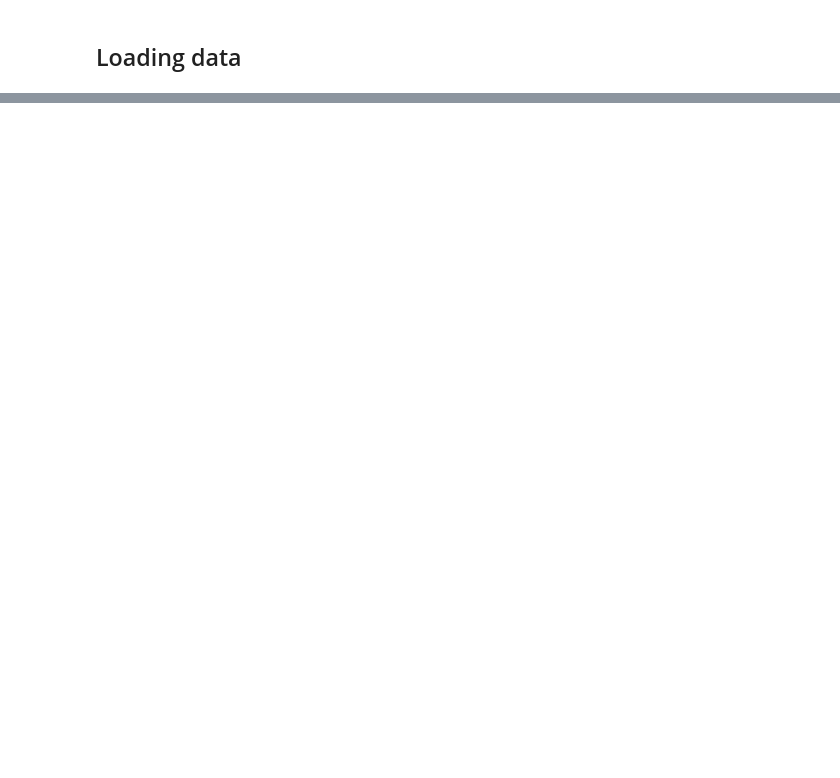
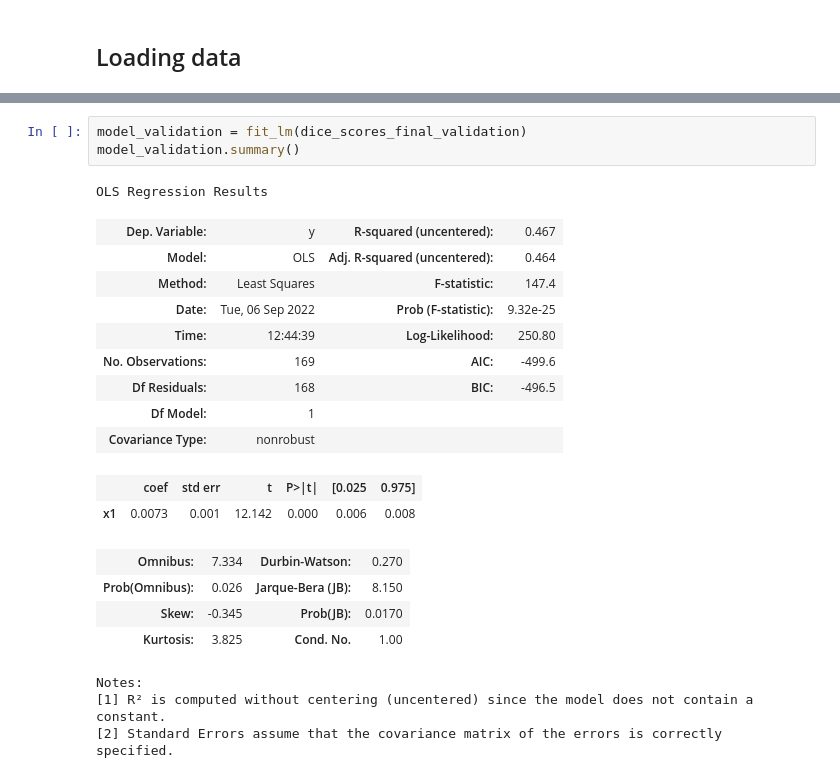
Before and after one commit to dafne-imaging/dafne-evaluation, a Jupyter notebook: dafne_figures.ipynb, the cells around one changed output, grey strips where cells are left out. Cells and saved outputs as stored; diff of their text form; blank space fills up the shorter version.

```diff
--- a/dafne_figures.ipynb
+++ b/dafne_figures.ipynb
@@ -178,0 +264,23 @@ Name: dice, dtype: object
+# %%
+model_validation = fit_lm(dice_scores_final_validation)
+model_validation.summary()
+# %% [output]
+OLS Regression Results
+| Dep. Variable: | y | R-squared (uncentered): | 0.467 |
+| Model: | OLS | Adj. R-squared (uncentered): | 0.464 |
+| Method: | Least Squares | F-statistic: | 147.4 |
+| Date: | Tue, 06 Sep 2022 | Prob (F-statistic): | 9.32e-25 |
+| Time: | 12:44:39 | Log-Likelihood: | 250.80 |
+| No. Observations: | 169 | AIC: | -499.6 |
+| Df Residuals: | 168 | BIC: | -496.5 |
+| Df Model: | 1 |  |  |
+| Covariance Type: | nonrobust |  |  |
+|  | coef | std err | t | P>|t| | [0.025 | 0.975] |
+| x1 | 0.0073 | 0.001 | 12.142 | 0.000 | 0.006 | 0.008 |
+| Omnibus: | 7.334 | Durbin-Watson: | 0.270 |
+| Prob(Omnibus): | 0.026 | Jarque-Bera (JB): | 8.150 |
+| Skew: | -0.345 | Prob(JB): | 0.0170 |
+| Kurtosis: | 3.825 | Cond. No. | 1.00 |
+Notes:
+[1] R² is computed without centering (uncentered) since the model does not contain a constant.
+[2] Standard Errors assume that the covariance matrix of the errors is correctly specified.
```
Also changed, not shown: parts of 11 cells of this notebook.
